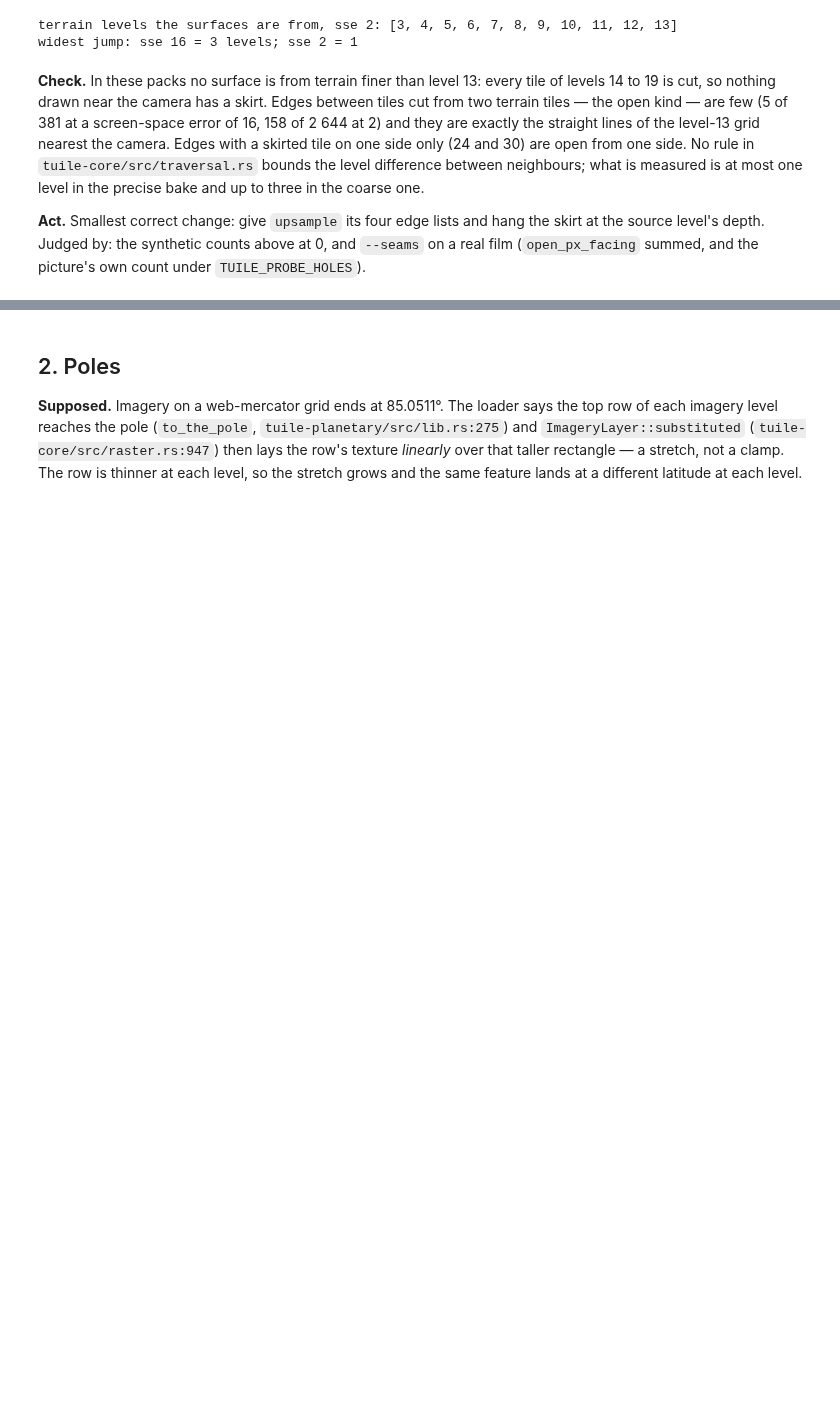
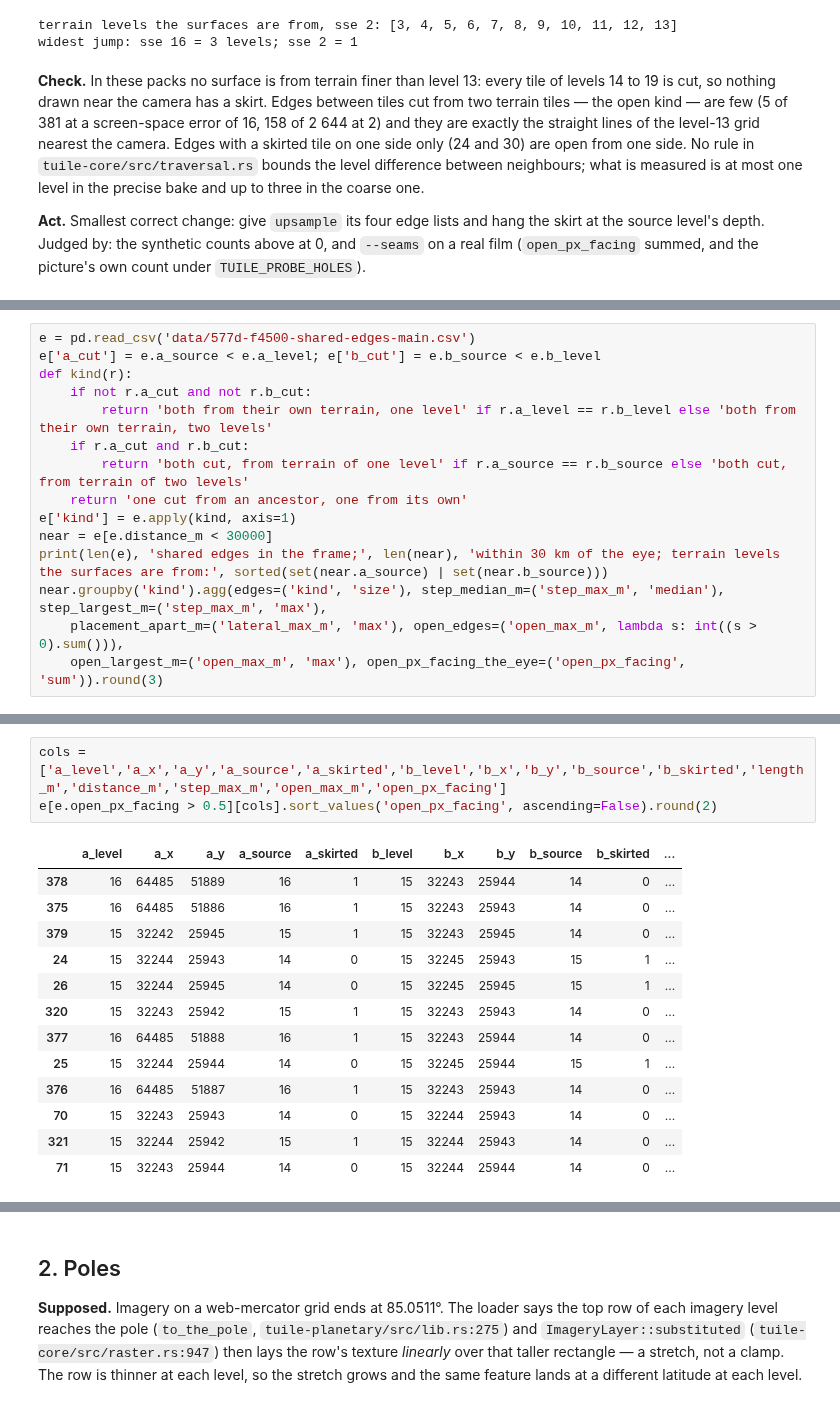
Before and after one commit to lapoule-dev/tuile, a Jupyter notebook: docs/explorations/seams-poles-islands-colour.ipynb, the cells around one changed output, grey strips where cells are left out. Cells and saved outputs as stored; diff of their text form; blank space fills up the shorter version.

```diff
--- a/docs/explorations/seams-poles-islands-colour.ipynb
+++ b/docs/explorations/seams-poles-islands-colour.ipynb
@@ -103,0 +110,15 @@ It is there without haze, at the same value: the haze did not make it (it adds 1
+# %%
+e = pd.read_csv('data/577d-f4500-shared-edges-main.csv')
+e['a_cut'] = e.a_source < e.a_level; e['b_cut'] = e.b_source < e.b_level
+def kind(r):
+    if not r.a_cut and not r.b_cut:
+        return 'both from their own terrain, one level' if r.a_level == r.b_level else 'both from their own terrain, two levels'
+    if r.a_cut and r.b_cut:
+        return 'both cut, from terrain of one level' if r.a_source == r.b_source else 'both cut, from terrain of two levels'
+    return 'one cut from an ancestor, one from its own'
+e['kind'] = e.apply(kind, axis=1)
+near = e[e.distance_m < 30000]
+print(len(e), 'shared edges in the frame;', len(near), 'within 30 km of the eye; terrain levels the surfaces are from:', sorted(set(near.a_source) | set(near.b_source)))
+near.groupby('kind').agg(edges=('kind', 'size'), step_median_m=('step_max_m', 'median'), step_largest_m=('step_max_m', 'max'),
+    placement_apart_m=('lateral_max_m', 'max'), open_edges=('open_max_m', lambda s: int((s > 0).sum())),
+    open_largest_m=('open_max_m', 'max'), open_px_facing_the_eye=('open_px_facing', 'sum')).round(3)
@@ -103,0 +134,17 @@ It is there without haze, at the same value: the haze did not make it (it adds 1
+# %%
+cols = ['a_level','a_x','a_y','a_source','a_skirted','b_level','b_x','b_y','b_source','b_skirted','length_m','distance_m','step_max_m','open_max_m','open_px_facing']
+e[e.open_px_facing > 0.5][cols].sort_values('open_px_facing', ascending=False).round(2)
+# %% [output]
+|  | a_level | a_x | a_y | a_source | a_skirted | b_level | b_x | b_y | b_source | b_skirted | ... |
+| 378 | 16 | 64485 | 51889 | 16 | 1 | 15 | 32243 | 25944 | 14 | 0 | ... |
+| 375 | 16 | 64485 | 51886 | 16 | 1 | 15 | 32243 | 25943 | 14 | 0 | ... |
+| 379 | 15 | 32242 | 25945 | 15 | 1 | 15 | 32243 | 25945 | 14 | 0 | ... |
+| 24 | 15 | 32244 | 25943 | 14 | 0 | 15 | 32245 | 25943 | 15 | 1 | ... |
+| 26 | 15 | 32244 | 25945 | 14 | 0 | 15 | 32245 | 25945 | 15 | 1 | ... |
+| 320 | 15 | 32243 | 25942 | 15 | 1 | 15 | 32243 | 25943 | 14 | 0 | ... |
+| 377 | 16 | 64485 | 51888 | 16 | 1 | 15 | 32243 | 25944 | 14 | 0 | ... |
+| 25 | 15 | 32244 | 25944 | 14 | 0 | 15 | 32245 | 25944 | 15 | 1 | ... |
+| 376 | 16 | 64485 | 51887 | 16 | 1 | 15 | 32243 | 25943 | 14 | 0 | ... |
+| 70 | 15 | 32243 | 25943 | 14 | 0 | 15 | 32244 | 25943 | 14 | 0 | ... |
+| 321 | 15 | 32244 | 25942 | 15 | 1 | 15 | 32244 | 25943 | 14 | 0 | ... |
+| 71 | 15 | 32243 | 25944 | 14 | 0 | 15 | 32244 | 25944 | 14 | 0 | ... |
```
Also changed, not shown: parts of 6 cells of this notebook, 4 other files.
